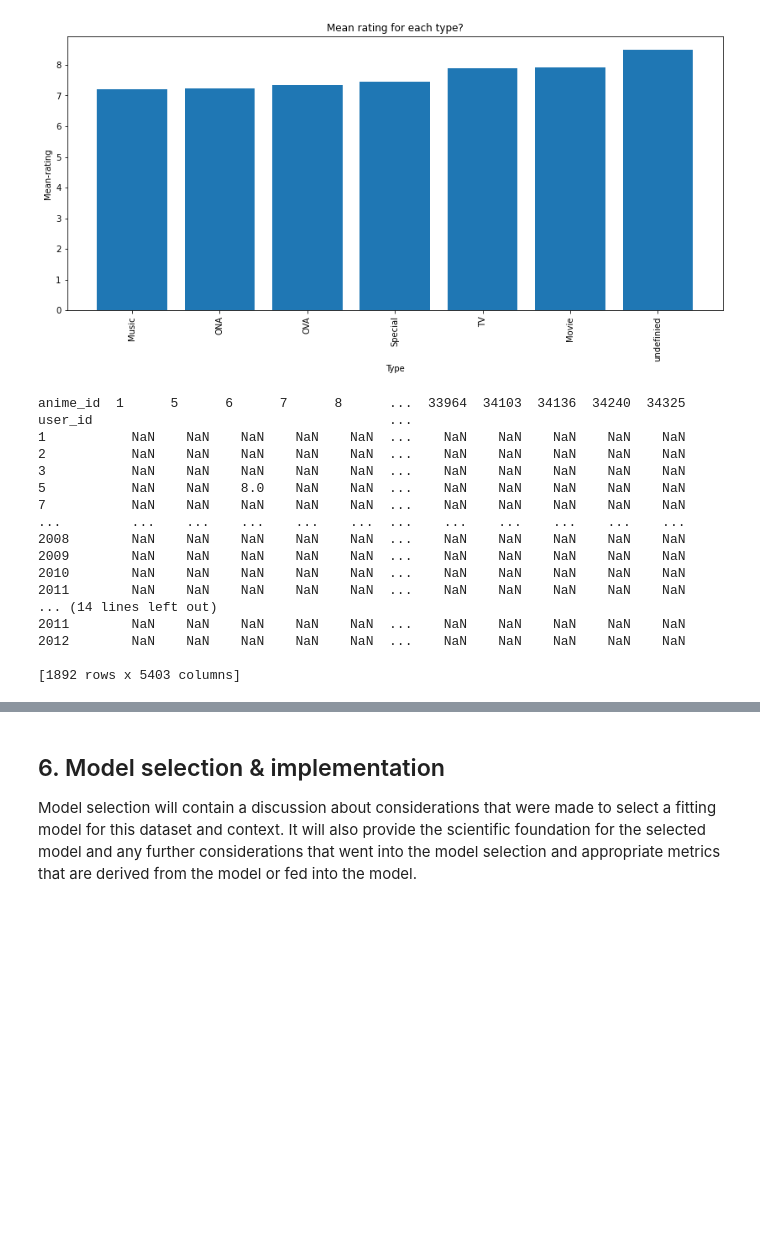
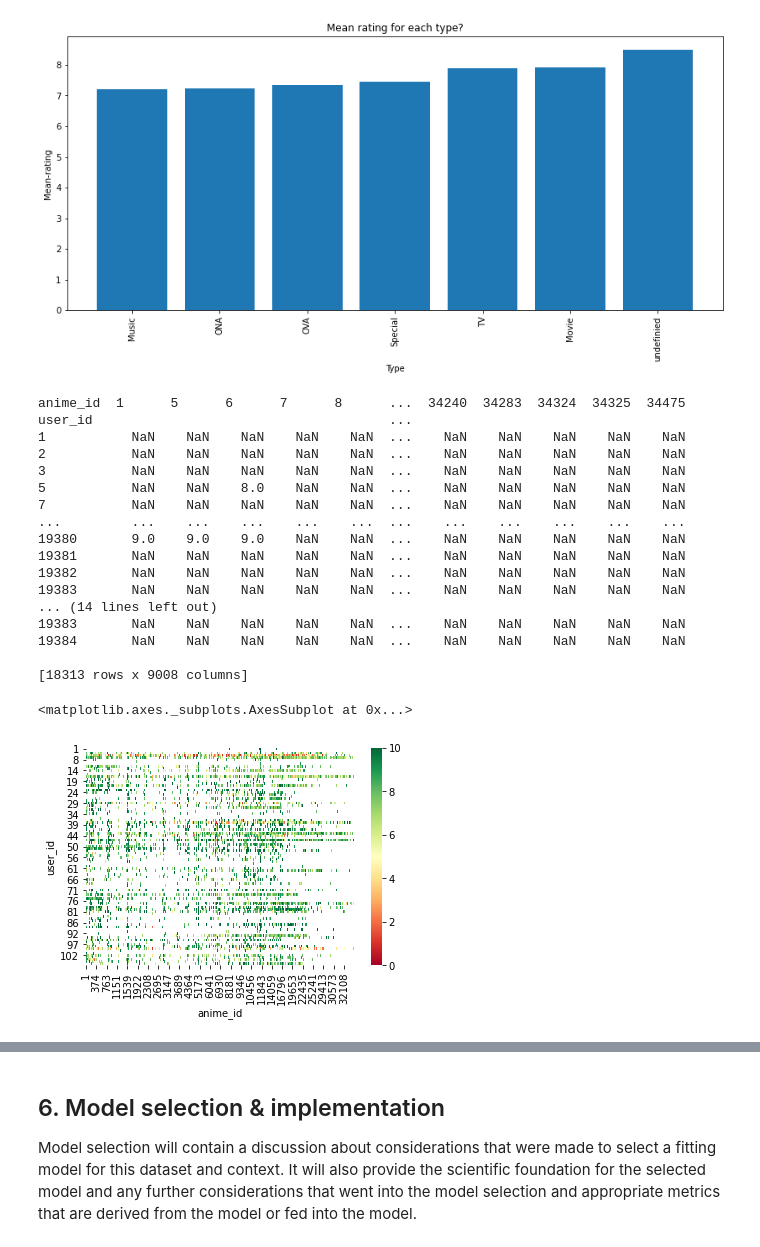
Before and after one commit to PatchFramework/data-exploration-project, a Jupyter notebook: data_exploration_anime_recommendation.ipynb, the cells around one changed output, grey strips where cells are left out. Drawn from its saved outputs; the diff is of its cells as text; code cells hidden in the pictures; blank space fills up the shorter version.

```diff
--- a/data_exploration_anime_recommendation.ipynb
+++ b/data_exploration_anime_recommendation.ipynb
@@ -458,7 +473,7 @@ plt.bar(height=sorted_meanrating_of_type.rating, x=sorted_meanrating_of_type.ind
 #Create a rating matrix, which we can then use for our model
 
 #We have not used the whole dataset here, otherwise the system would be overloaded.
-rating_matrix = rating_df[["user_id","anime_id", "rating"]][:200000]
+rating_matrix = rating_df[["user_id","anime_id", "rating"]][:2000000]
 
 #Creating the matrix with pivot table function
 rating_matrix = rating_matrix.pivot_table(index="user_id",columns="anime_id",values="rating")
@@ -468,7 +483,7 @@ print(rating_matrix)
 rating_matrix.to_numpy()
 print(rating_matrix)
 # %% [output]
-anime_id  1      5      6      7      8      ...  33964  34103  34136  34240  34325
+anime_id  1      5      6      7      8      ...  34240  34283  34324  34325  34475
 user_id                                      ...
 1           NaN    NaN    NaN    NaN    NaN  ...    NaN    NaN    NaN    NaN    NaN
 2           NaN    NaN    NaN    NaN    NaN  ...    NaN    NaN    NaN    NaN    NaN
@@ -476,12 +491,12 @@ user_id                                      ...
 5           NaN    NaN    8.0    NaN    NaN  ...    NaN    NaN    NaN    NaN    NaN
 7           NaN    NaN    NaN    NaN    NaN  ...    NaN    NaN    NaN    NaN    NaN
 ...         ...    ...    ...    ...    ...  ...    ...    ...    ...    ...    ...
-2008        NaN    NaN    NaN    NaN    NaN  ...    NaN    NaN    NaN    NaN    NaN
-2009        NaN    NaN    NaN    NaN    NaN  ...    NaN    NaN    NaN    NaN    NaN
-2010        NaN    NaN    NaN    NaN    NaN  ...    NaN    NaN    NaN    NaN    NaN
-2011        NaN    NaN    NaN    NaN    NaN  ...    NaN    NaN    NaN    NaN    NaN
+19380       9.0    9.0    9.0    NaN    NaN  ...    NaN    NaN    NaN    NaN    NaN
+19381       NaN    NaN    NaN    NaN    NaN  ...    NaN    NaN    NaN    NaN    NaN
+19382       NaN    NaN    NaN    NaN    NaN  ...    NaN    NaN    NaN    NaN    NaN
+19383       NaN    NaN    NaN    NaN    NaN  ...    NaN    NaN    NaN    NaN    NaN
 ... (14 lines left out)
-2011        NaN    NaN    NaN    NaN    NaN  ...    NaN    NaN    NaN    NaN    NaN
-2012        NaN    NaN    NaN    NaN    NaN  ...    NaN    NaN    NaN    NaN    NaN
+19383       NaN    NaN    NaN    NaN    NaN  ...    NaN    NaN    NaN    NaN    NaN
+19384       NaN    NaN    NaN    NaN    NaN  ...    NaN    NaN    NaN    NaN    NaN
 
-[1892 rows x 5403 columns]
+[18313 rows x 9008 columns]
@@ -507,0 +503,5 @@ test_matrix'''
+# %%
+sns.heatmap(rating_matrix[:100], cmap="RdYlGn", vmin=0, vmax=10)
+# %% [output]
+<matplotlib.axes._subplots.AxesSubplot at 0x...>
+[figure, added]
```
Also changed, not shown: parts of 15 cells of this notebook.
